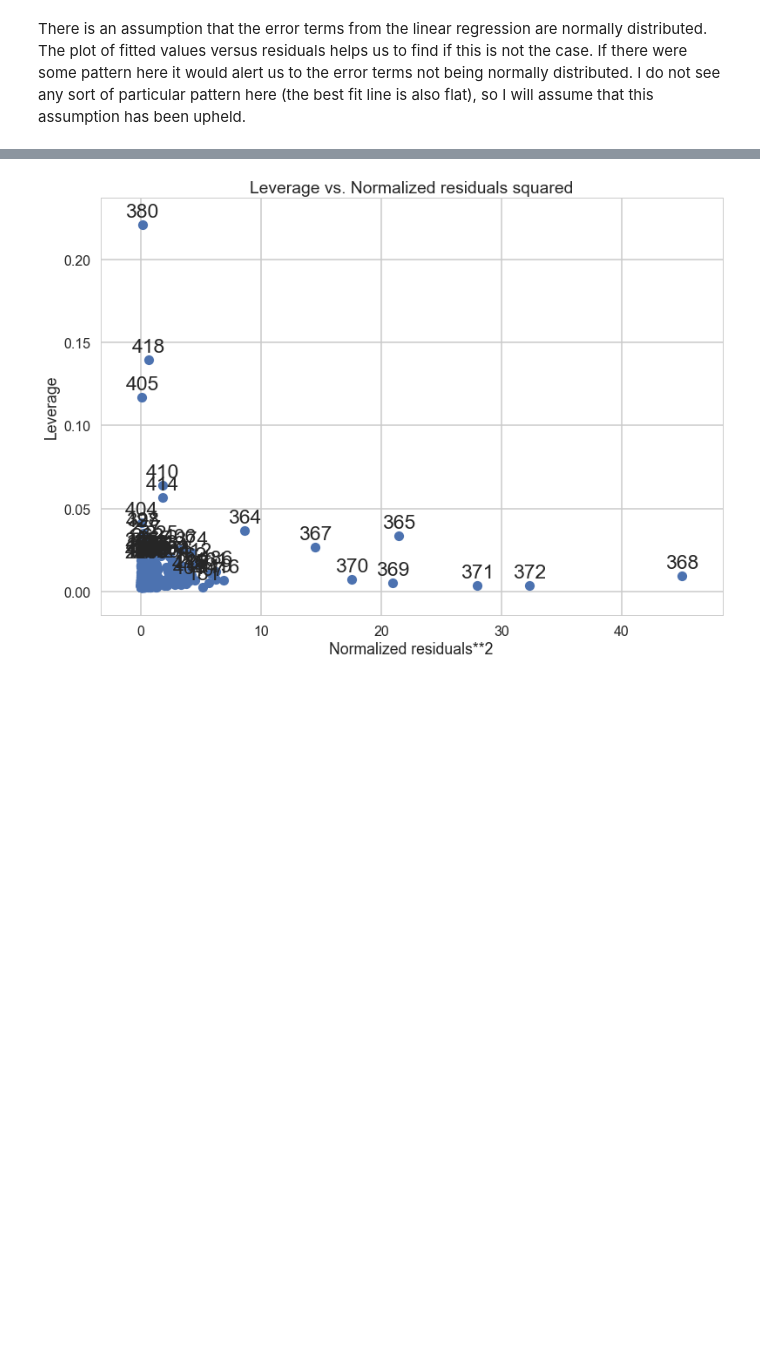
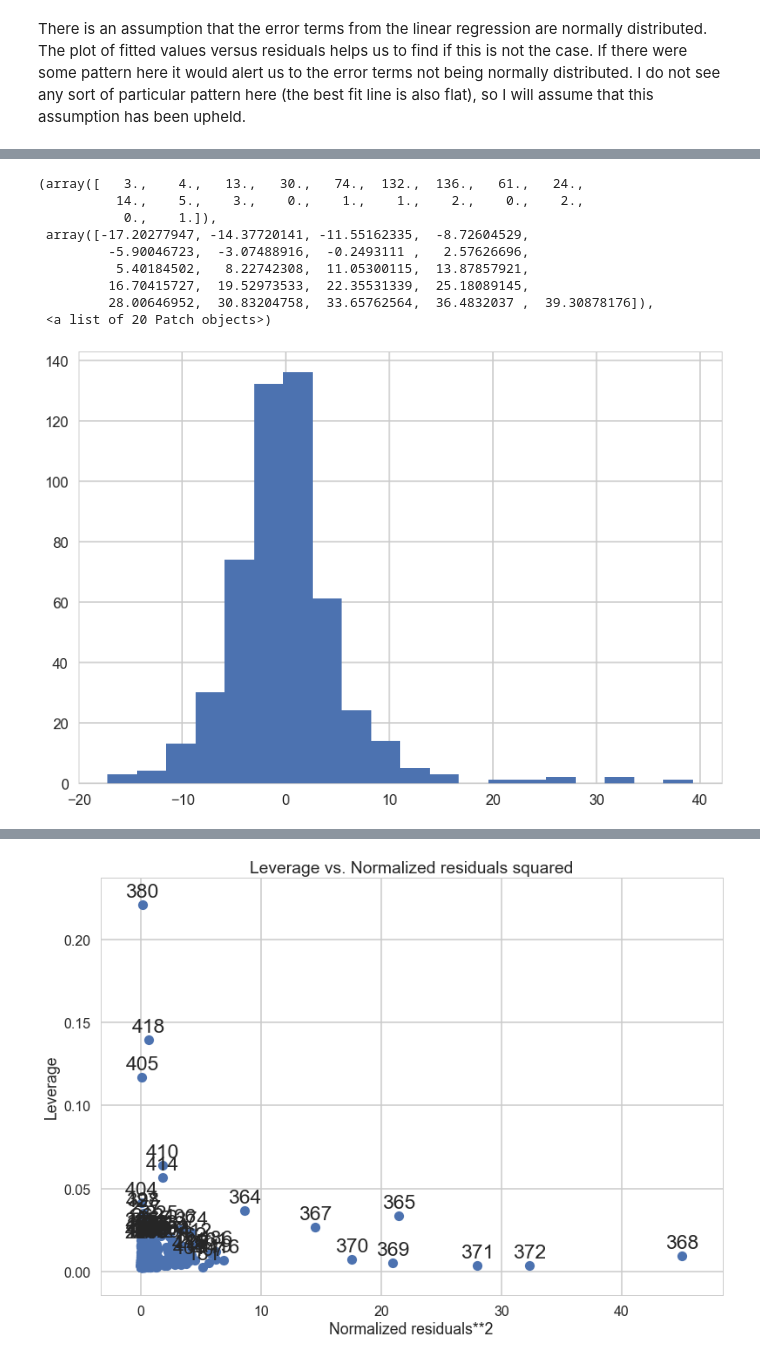
Before and after one commit to bmwrun007/Springboard, a Jupyter notebook: Linear Regression - Boston Housing/Mini_Project_Linear_Regression.ipynb, the cells around one changed output, grey strips where cells are left out. Cells and saved outputs as stored; diff of their text form; code cells hidden in the pictures; blank space fills up the shorter version.

```diff
--- a/Linear Regression - Boston Housing/Mini_Project_Linear_Regression.ipynb
+++ b/Linear Regression - Boston Housing/Mini_Project_Linear_Regression.ipynb
@@ -1034,0 +1047,13 @@ Here, if the residuals were normally distributed, we would expect a straight lin
+# %%
+plt.hist(m3.resid, bins=20)
+# %% [output]
+(array([   3.,    4.,   13.,   30.,   74.,  132.,  136.,   61.,   24.,
+          14.,    5.,    3.,    0.,    1.,    1.,    2.,    0.,    2.,
+           0.,    1.]),
+ array([-17.20277947, -14.37720141, -11.55162335,  -8.72604529,
+         -5.90046723,  -3.07488916,  -0.2493111 ,   2.57626696,
+          5.40184502,   8.22742308,  11.05300115,  13.87857921,
+         16.70415727,  19.52973533,  22.35531339,  25.18089145,
+         28.00646952,  30.83204758,  33.65762564,  36.4832037 ,  39.30878176]),
+ <a list of 20 Patch objects>)
+[figure, added]
```
Also changed, not shown: parts of 73 cells of this notebook, 5 other files.
